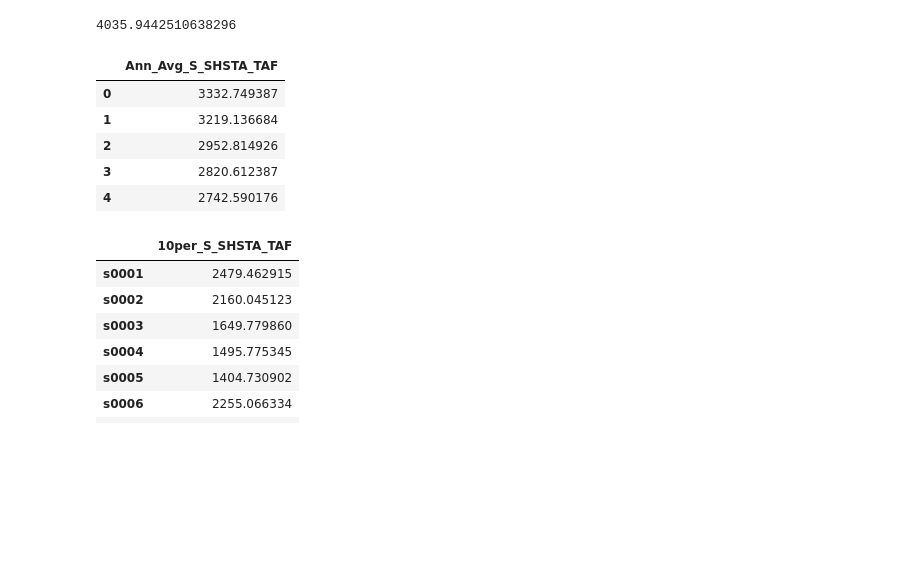
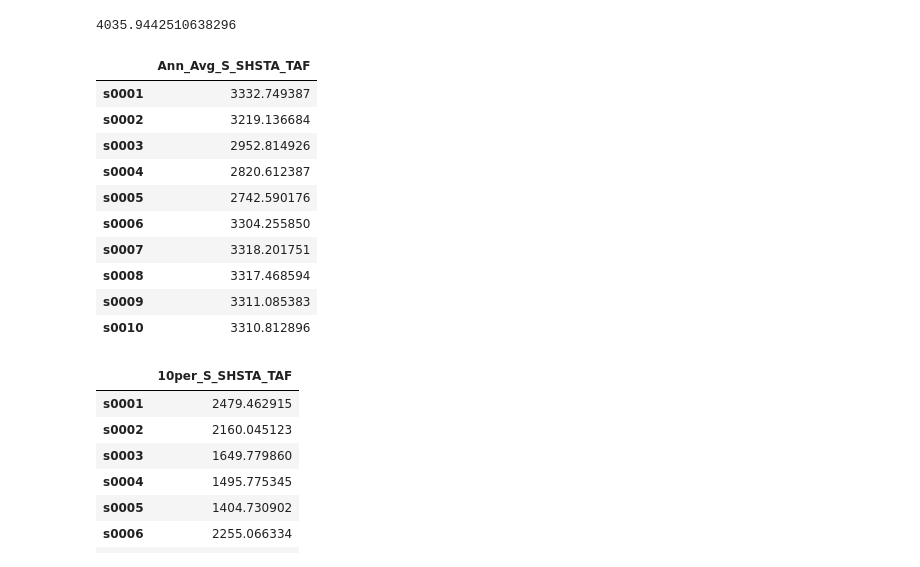
Before and after one commit to maramahmedd/coeqwal, a Jupyter notebook: notebooks/Metrics.ipynb, the cells around one changed output. Cells and saved outputs as stored; diff of their text form; code cells hidden in the pictures; blank space fills up the shorter version.

```diff
--- a/notebooks/Metrics.ipynb
+++ b/notebooks/Metrics.ipynb
@@ -122,15 +126,20 @@ compute_mean(df, 'S_SHSTA', study_lst=[10], units='TAF', months=[4])
 4035.9442510638296
 # %%
 # Shasta Annual Avg.
-shasta_ann_avg_df = ann_avg(df, dss_names, "S_SHSTA_")
-shasta_ann_avg_df.head()
+shasta_ann_avg_df = ann_avg(df, dss_names, "S_SHSTA_", "TAF")
+shasta_ann_avg_df
 # %% [output]
 |  | Ann_Avg_S_SHSTA_TAF |
-| 0 | 3332.749387 |
-| 1 | 3219.136684 |
-| 2 | 2952.814926 |
-| 3 | 2820.612387 |
-| 4 | 2742.590176 |
+| s0001 | 3332.749387 |
+| s0002 | 3219.136684 |
+| s0003 | 2952.814926 |
+| s0004 | 2820.612387 |
+| s0005 | 2742.590176 |
+| s0006 | 3304.255850 |
+| s0007 | 3318.201751 |
+| s0008 | 3317.468594 |
+| s0009 | 3311.085383 |
+| s0010 | 3310.812896 |
 # %%
 # Shasta Annual 10th percentile
 shasta_10_pct = ann_percentile(df, dss_names, 0.1, "S_SHSTA_", "10per_S_SHSTA_TAF")
```
Also changed, not shown: parts of 3 cells of this notebook, 3 other files.
